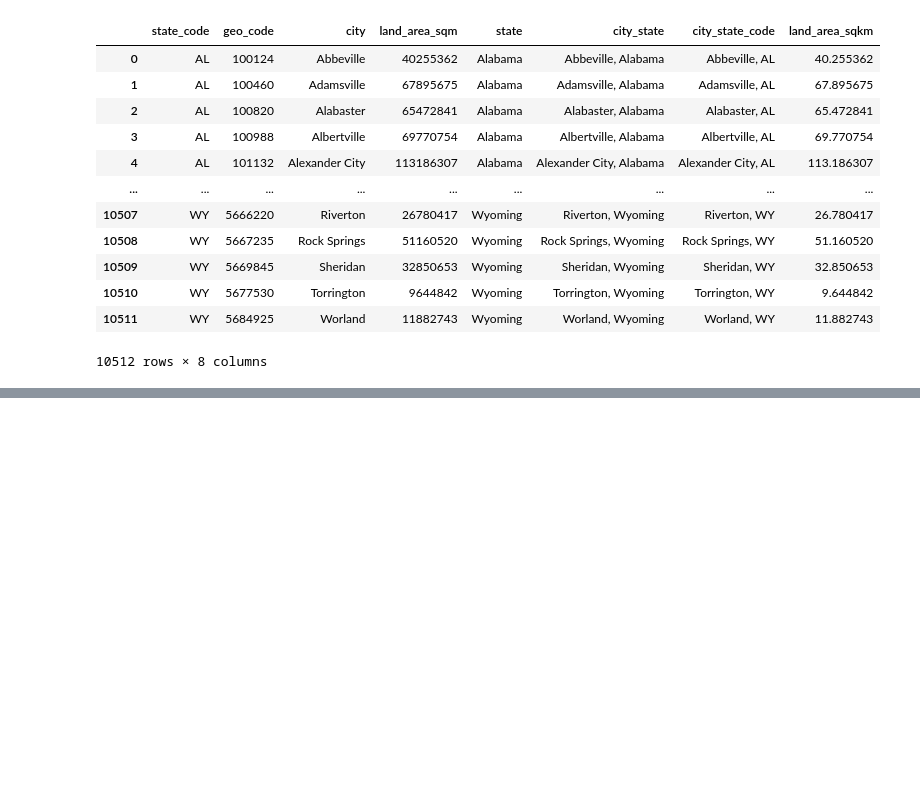
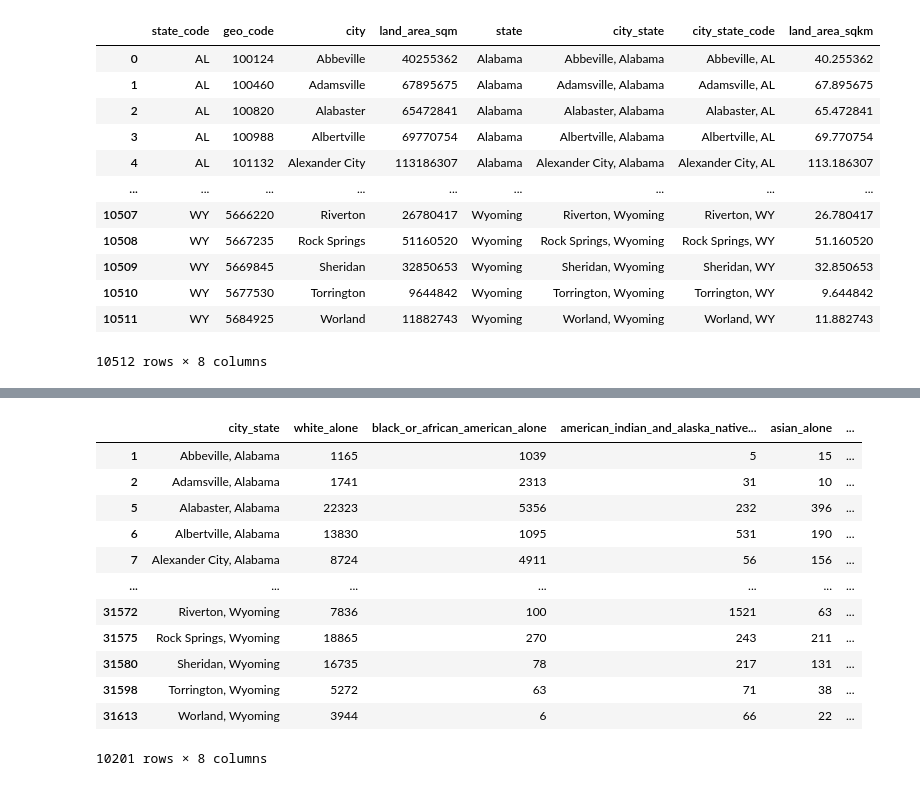
Before and after one commit to chanellee/Walkable-Cities, a Jupyter notebook: data_wrangling.ipynb, the cells around one changed output, grey strips where cells are left out. Cells and saved outputs as stored; diff of their text form; code cells hidden in the pictures; blank space fills up the shorter version.

```diff
--- a/data_wrangling.ipynb
+++ b/data_wrangling.ipynb
@@ -140,0 +141,37 @@ walking_data
+# %%
+race = pd.read_csv("Race_2020.p1-Data.csv",encoding='latin-1')
+race_columns = pd.read_csv("Race_2020.p1-Column-Metadata.csv",encoding='latin-1')
+race
+race_columns = race_columns[[ not i.__contains__("A") for i in race_columns["Column Name"]]]
+more_col = pd.Series(["P1_009N"])
+more_label = ["two_or_more_races"]
+temp = race_columns[[i.__contains__("alone") for i in race_columns["Label"]]]
+alone_col = temp["Column Name"]
+alone_label = [i.split("!!")[-1].lower().replace(" ","_") for i in temp["Label"]]
+
+col = pd.concat([pd.Series("NAME"),alone_col,more_col])
+label = ["city_state"] + alone_label + more_label
+
+race = race[[i.__contains__("city") for i in race["NAME"]]]
+race["NAME"] = [i.replace(" city", "") for i in race["NAME"]]
+race = race[col].set_axis(label,axis="columns",copy=False)
+
+walking_data = pd.merge(walking_data, race, on = "city_state", how = "left")
+
+walking_data
+
+race
+# %% [output]
+|  | city_state | white_alone | black_or_african_american_alone | american_indian_and_alaska_native... | asian_alone | ... |
+| 1 | Abbeville, Alabama | 1165 | 1039 | 5 | 15 | ... |
+| 2 | Adamsville, Alabama | 1741 | 2313 | 31 | 10 | ... |
+| 5 | Alabaster, Alabama | 22323 | 5356 | 232 | 396 | ... |
+| 6 | Albertville, Alabama | 13830 | 1095 | 531 | 190 | ... |
+| 7 | Alexander City, Alabama | 8724 | 4911 | 56 | 156 | ... |
+| ... | ... | ... | ... | ... | ... | ... |
+| 31572 | Riverton, Wyoming | 7836 | 100 | 1521 | 63 | ... |
+| 31575 | Rock Springs, Wyoming | 18865 | 270 | 243 | 211 | ... |
+| 31580 | Sheridan, Wyoming | 16735 | 78 | 217 | 131 | ... |
+| 31598 | Torrington, Wyoming | 5272 | 63 | 71 | 38 | ... |
+| 31613 | Worland, Wyoming | 3944 | 6 | 66 | 22 | ... |
+10201 rows × 8 columns
```
Also changed, not shown: parts of 6 cells of this notebook.
